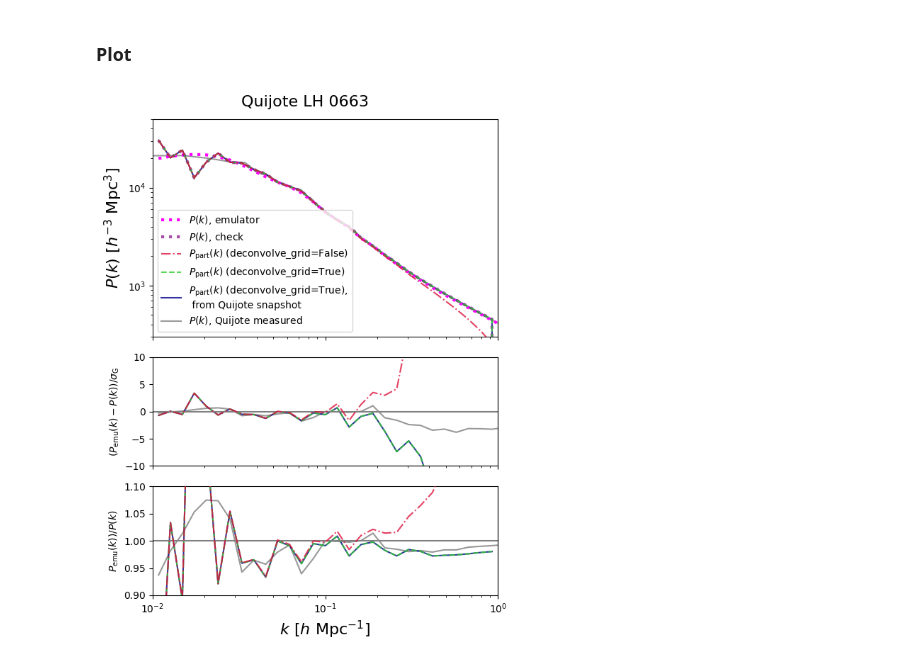
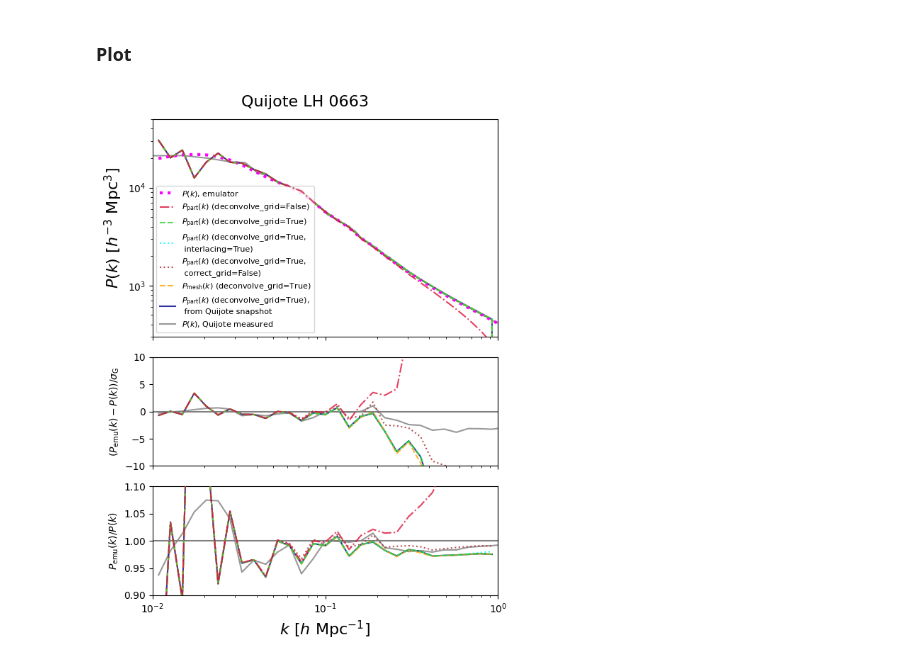
Before and after one commit to kstoreyf/muchisimocks, a Jupyter notebook: notebooks/2024-05-28_check_quijote.ipynb, the cells around one changed output. Saved outputs shown, nothing was run; the diff lists cells and outputs as text; code cells hidden in the pictures.

Commit message:
cleaned up quijote check notebook; main culprit, deconvconvolve_grid!

```diff
--- a/notebooks/2024-05-28_check_quijote.ipynb
+++ b/notebooks/2024-05-28_check_quijote.ipynb
@@ -393,10 +384,5 @@ kk = pk_obj_particles['k']
 pk_obj_mesh = bacco.statistics.compute_crossspectrum_twogrids(
                     grid1=sim_pos_mesh,
                     grid2=sim_pos_mesh,
-                    normalise_grid1=True,
-                    normalise_grid2=True,
-                    deconvolve_grid1=False,
-                    deconvolve_grid2=False,
-                    interlacing=False,
-                    **args_power)
+                    **args_power_grid)
 # %% [output]
@@ -576,3 +526,10 @@ print(fn_quijote_pk)
 k_quijote, pk_quijote = np.loadtxt(fn_quijote_pk, unpack=True)
 # %% [output]
 /dipc/kstoreyf/Quijote_simulations/Pk/matter/latin_hypercube/663/Pk_m_z=0.txt
+# %%
+# compute sigma_G for pk_quijote
+# copied from approx_number_k_modes and approx_pk_gaussian_error in bacco.statistics
+# doing here manually because k_quijote has LINEAR BINNING, and our config has log!!!
+kf = 2.0 * np.pi / box_size
+N_kmodes = 4.0 * np.pi * (k_quijote / kf)**2
+err_quijote = np.sqrt(2.0 / N_kmodes) * pk_quijote
@@ -638,0 +547,5 @@ bacco.power : Deallocating arrays
+# %%
+pk_obj_snap = bacco.statistics.compute_powerspectrum(
+    pos=pos_snap,
+    **args_power
+)
@@ -648,74 +584,68 @@ alpha = 0.8
 labels = [r'$P_\text{part}(k)$ (deconvolve_grid=False)',
           #r'$P_\text{mesh}(k)$ (deconvolve_grid=False)',
           r'$P_\text{part}(k)$ (deconvolve_grid=True)',
-          #r'$P_\text{mesh}(k)$ (deconvolve_grid=True)',
+          r'$P_\text{part}(k)$ (deconvolve_grid=True,'+'\n interlacing=True)',
+          r'$P_\text{part}(k)$ (deconvolve_grid=True,'+'\n correct_grid=False)',
+          r'$P_\text{mesh}(k)$ (deconvolve_grid=True)',
           r'$P_\text{part}(k)$ (deconvolve_grid=True),'+'\n from Quijote snapshot',
           ]
-#colors = ['black', 'purple', 'green', 'salmon', 'cornflowerblue']
-colors = ['crimson', 'limegreen', 'darkblue']
-#lss = ['-', '--', '-', '--', '-']
-lss = ['-.', '--', '-']
-zorders = [3, 2, 1, 0]
-pk_objs = [pk_obj_particles,
-           #pk_obj_mesh,
-           pk_obj_particles_deconv,
+colors = ['crimson', 'limegreen', 'cyan', 'brown', 'orange', 'darkblue',]
+lss = ['-.', '--', ':', ':', '--', '-']
+pk_objs = [pk_obj_particles_nodeconv,
+           pk_obj_particles,
+           pk_obj_particles_interlacing,
+           pk_obj_particles_nocorrectgrid,
+           pk_obj_mesh,
            #pk_obj_particles_deconv_Mpcperh,
            #pk_obj_pos_mesh_deconv,
-           pk_obj_snap]
+           pk_obj_snap,
+           ]
+zorders = list(range(len(pk_objs),0,-1))
 ks = [pk_obj['k'] for pk_obj in pk_objs]
 pks = [pk_obj['pk'] for pk_obj in pk_objs]
 errs = [pk_obj['pk_gaussian_error'] for pk_obj in pk_objs]
 
 ks.append(k_quijote)
 pks.append(pk_quijote)
-errs.append(bacco.statistics.approx_pk_gaussian_error(k_quijote, pk_quijote, box_size))
+errs.append(err_quijote)
+#errs.append(bacco.statistics.approx_pk_gaussian_error(k_quijote, pk_quijote, box_size))
 labels.append(r'$P(k)$, Quijote measured')
 colors.append('grey')
 lss.append('-')
 zorders.append(0)
 
-
-#pks[1]/= cosmo_Quijote.pars['hubble']**3
-
 plt.suptitle(f'Quijote LH {idx_LH_str}', fontsize=16)
 
-ax.loglog(kk, pk_emu, label=r'$P(k)$, emulator', ls=':', color=color_pk_emu, lw=3)
-ax.loglog(pk_obj_particles_deconv_check['k'],#*cosmo_Quijote.pars['hubble'],
-          pk_obj_particles_deconv_check['pk'],#*cosmo_Quijote.pars['hubble']**3,
-          label=r'$P(k)$, check', ls=':', color='purple', lw=3, alpha=0.7)
+ax.loglog(kk, pk_emu, label=r'$P(k)$, emulator', ls=':', color='magenta', lw=3)
 
 for i in range(len(pks)):
     ax.loglog(ks[i], pks[i], ls=lss[i], label=labels[i], color=colors[i], alpha=alpha, zorder=zorders[i])
     if len(pk_emu)!=len(pks[i]):
         pk_interp = np.interp(kk, ks[i], pks[i])
         err_interp = np.interp(kk, ks[i], errs[i])
         ax1.plot(kk, (pk_emu-pk_interp)/err_interp, ls=lss[i], color=colors[i], alpha=alpha, zorder=zorders[i])
         ax2.plot(kk, (pk_emu/pk_interp), ls=lss[i], color=colors[i], alpha=alpha, zorder=zorders[i])
     else:
         ax1.plot(ks[i], (pk_emu-pks[i])/errs[i], ls=lss[i], color=colors[i], alpha=alpha, zorder=zorders[i])
         ax2.plot(ks[i], (pk_emu/pks[i]), ls=lss[i], color=colors[i], alpha=alpha, zorder=zorders[i])
 
 
 ax1.axhline(0.0, color='grey')
 ax2.axhline(1.0, color='grey')
 
 ax2.set_xlabel(r'$k \,\, [h \,\, {\rm Mpc}^{-1}]$', fontsize=16)
 ax.set_ylabel(r'$P(k) \,\, [h^{-3} \,\, {\rm Mpc}^3]$', fontsize=16)
 ax1.set_ylabel(r'$(P_\text{emu}(k)-P(k))/\sigma_\text{G}$')
-#ax2.set_ylabel(r'$(P(k)-P_\text{map2map}(k))$'+'\n'+r'$/P_\text{map2map}(k)$')
 ax2.set_ylabel(r'$P_\text{emu}(k)/P(k)$')
 ax.set_xlim(1e-2, 1)
 ax.set_ylim(3e2, 5e4)
 
 ax1.set_ylim(-10, 10)
-#ax2.set_ylim(-0.1, 0.1)
 ax2.set_ylim(0.9, 1.1)
-#ax2.set_ylim(0.5, 1.5)
 
-
-ax.legend(fontsize=10, loc='lower left')
+ax.legend(fontsize=8, loc='lower left')
 
 mpl.pyplot.tight_layout()
 mpl.pyplot.show()
 # %% [output]
-[figure, old version]
+[figure, new version]
```
Also changed, not shown: parts of 42 cells of this notebook.
